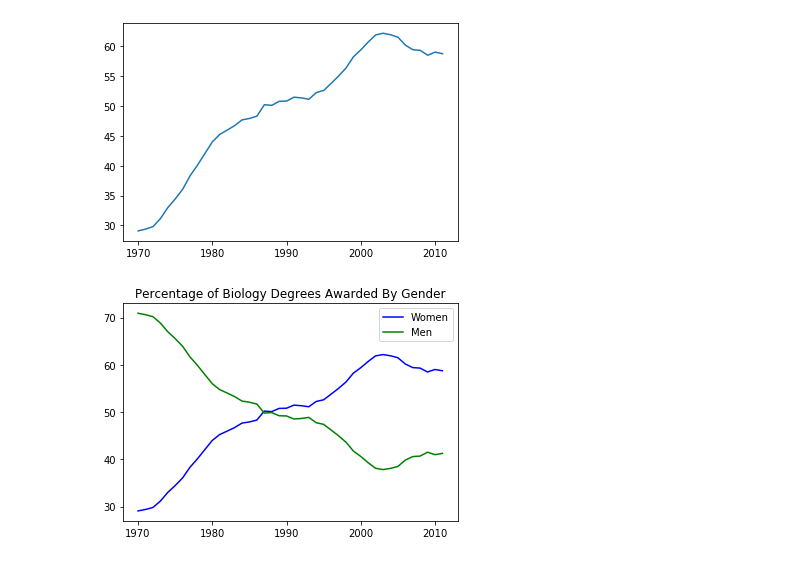
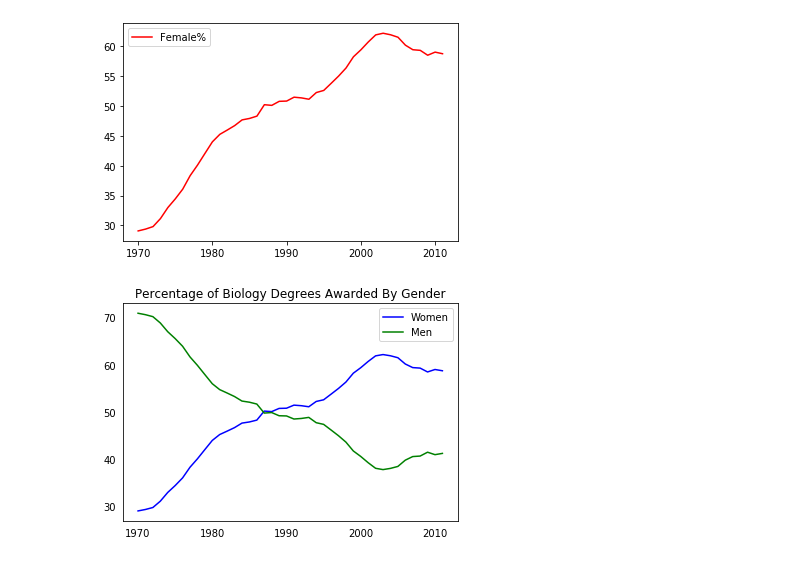
Before and after one commit to mingyyy/dataquest_projects, a Jupyter notebook: DQ_STEM_Gender.ipynb, the cells around one changed output. Saved outputs shown, nothing was run; the diff lists cells and outputs as text; code cells hidden in the pictures.

```diff
--- a/DQ_STEM_Gender.ipynb
+++ b/DQ_STEM_Gender.ipynb
@@ -6,9 +14,10 @@ import numpy as np
 # %%
 women_degrees = pd.read_csv('percent-bachelors-degrees-women-usa.csv')
-plt.plot(women_degrees['Year'], women_degrees['Biology'])
+plt.plot(women_degrees['Year'], women_degrees['Biology'], label='Female%', c='r')
+plt.legend()
 plt.show()
 # %% [output]
-[figure, old version]
+[figure, new version]
 # %%
 plt.plot(women_degrees['Year'], women_degrees['Biology'], c='blue', label='Women')
 plt.plot(women_degrees['Year'], 100-women_degrees['Biology'], c='green', label='Men')
```
Also changed, not shown: parts of 8 cells of this notebook.
